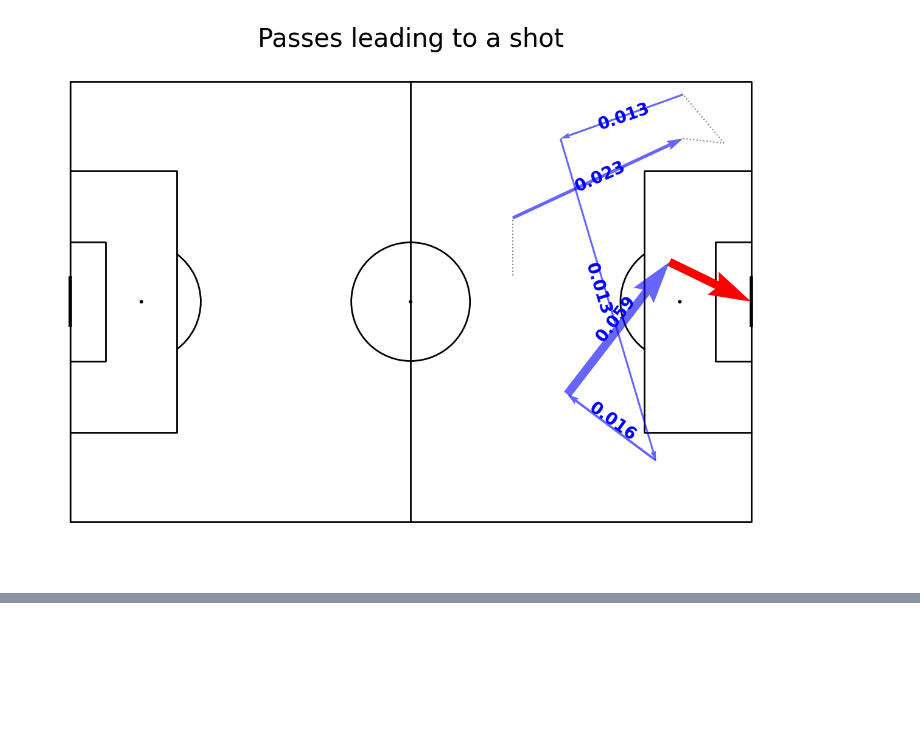
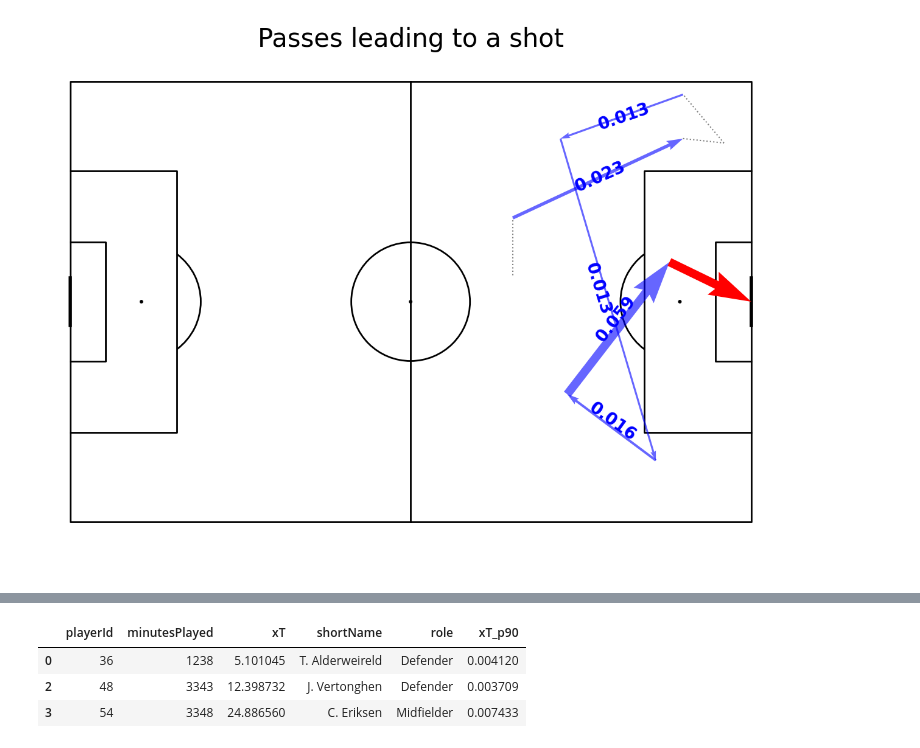
Before and after one commit to khoffLSU/footy_analytics, a Jupyter notebook: Valuing actions calc xT action based.ipynb, the cells around one changed output, grey strips where cells are left out. Cells and saved outputs as stored; diff of their text form; code cells hidden in the pictures; blank space fills up the shorter version.

Commit message:
Add xT by player evaluation

```diff
--- a/Valuing actions calc xT action based.ipynb
+++ b/Valuing actions calc xT action based.ipynb
@@ -242,0 +250,42 @@ plt.show()
+# %%
+summary = passes[["playerId", "xT"]].groupby(["playerId"]).sum().reset_index()
+
+# add player name
+path = os.path.join(str(pathlib.Path().resolve().parents[0]),"footy_analytics", "data", 'players.json')
+
+player_df = (pd.read_json(path, encoding='unicode-escape')
+             .rename(columns = {'wyId':'playerId'})
+             .assign(role = lambda df_:df_.role.apply(lambda x: x['name']))
+            )
+to_merge = player_df[['playerId', 'shortName', 'role']]
+summary = summary.merge(to_merge, how = "left", on = ["playerId"])
+# %%
+# get minutes data
+path = os.path.join(str(pathlib.Path().resolve().parents[0])
+                    ,"footy_analytics", 'minutes_played_per_game_England.json')
+with open(path) as f:
+    minutes_per_game = json.load(f)
+
+# filtering over 400 per game
+minutes_per_game = pd.DataFrame(minutes_per_game)
+minutes = (minutes_per_game.groupby(["playerId"])
+           .minutesPlayed
+           .sum()
+           .reset_index()
+          )
+# %%
+summary = (minutes
+           .merge(summary, how = "left", on = ["playerId"])
+           .fillna(0)
+           .loc[lambda df_: df_.minutesPlayed > 400]
+           .assign(xT_p90 = lambda df_: df_.xT/df_.minutesPlayed)
+          )
+
+# # calculating per 90
+# summary["xT_p90"] = summary["xT"]*90/summary["minutesPlayed"]
+summary.head(3)
+# %% [output]
+|  | playerId | minutesPlayed | xT | shortName | role | xT_p90 |
+| 0 | 36 | 1238 | 5.101045 | T. Alderweireld | Defender | 0.004120 |
+| 2 | 48 | 3343 | 12.398732 | J. Vertonghen | Defender | 0.003709 |
+| 3 | 54 | 3348 | 24.886560 | C. Eriksen | Midfielder | 0.007433 |
```
Also changed, not shown: parts of 4 cells of this notebook.
